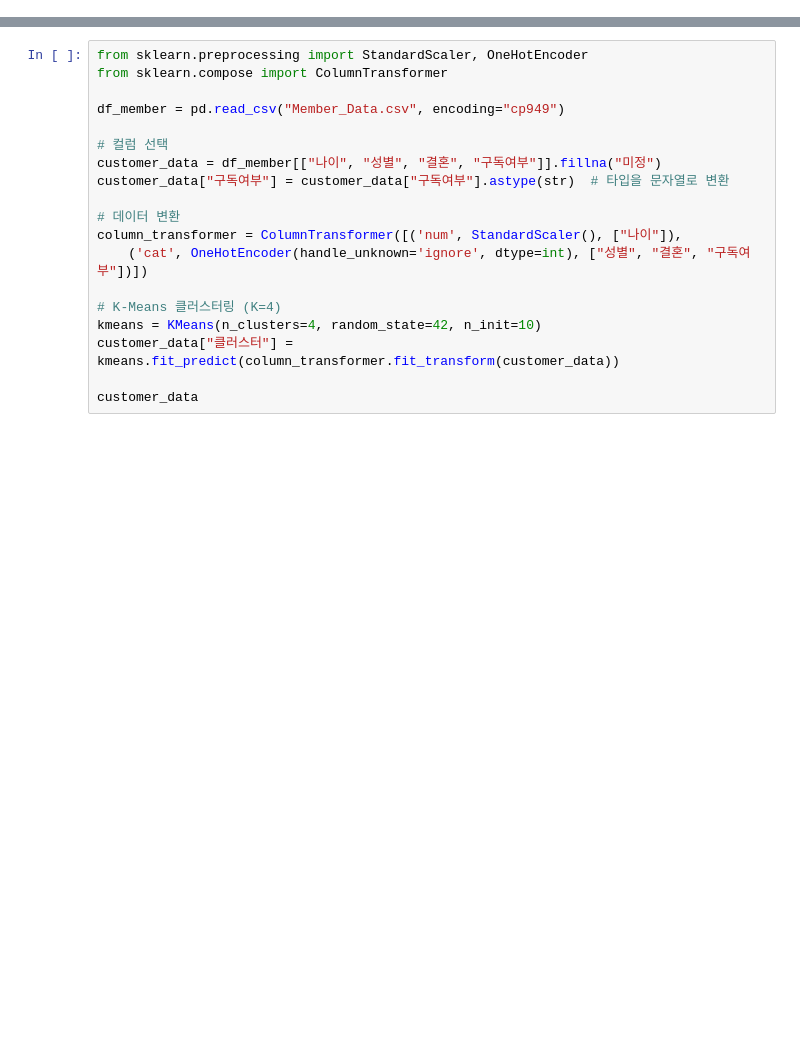
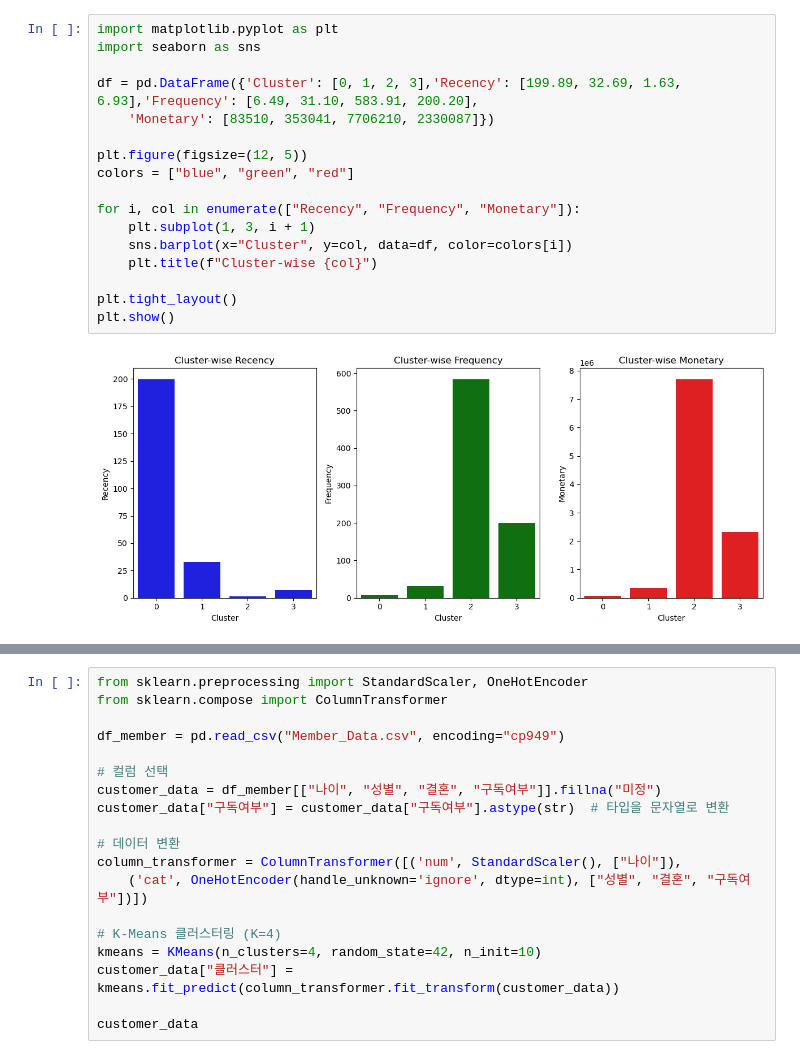
Before and after one commit to dldbwns23/DSA17_project, a Jupyter notebook: RFM, 군집분석.ipynb, the cells around one changed output, grey strips where cells are left out. Cells and saved outputs as stored; diff of their text form; blank space fills up the shorter version.

```diff
--- a/RFM, 군집분석.ipynb
+++ b/RFM, 군집분석.ipynb
@@ -41,0 +40,19 @@ cluster_analysis
+# %%
+import matplotlib.pyplot as plt
+import seaborn as sns
+
+df = pd.DataFrame({'Cluster': [0, 1, 2, 3],'Recency': [199.89, 32.69, 1.63, 6.93],'Frequency': [6.49, 31.10, 583.91, 200.20],
+    'Monetary': [83510, 353041, 7706210, 2330087]})
+
+plt.figure(figsize=(12, 5))
+colors = ["blue", "green", "red"]
+
+for i, col in enumerate(["Recency", "Frequency", "Monetary"]):
+    plt.subplot(1, 3, i + 1)
+    sns.barplot(x="Cluster", y=col, data=df, color=colors[i])
+    plt.title(f"Cluster-wise {col}")
+
+plt.tight_layout()
+plt.show()
+# %% [output]
+[figure, added]
```
Also changed, not shown: parts of 25 cells of this notebook.
